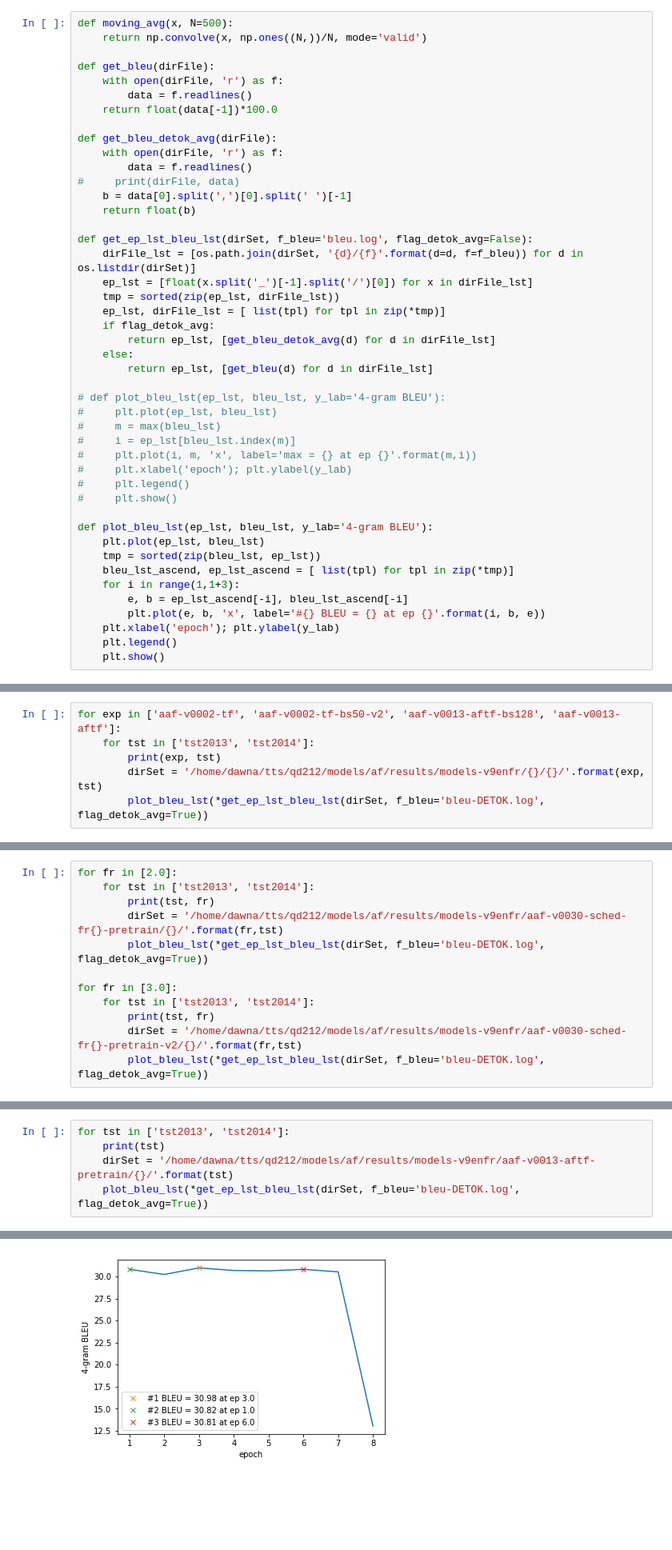
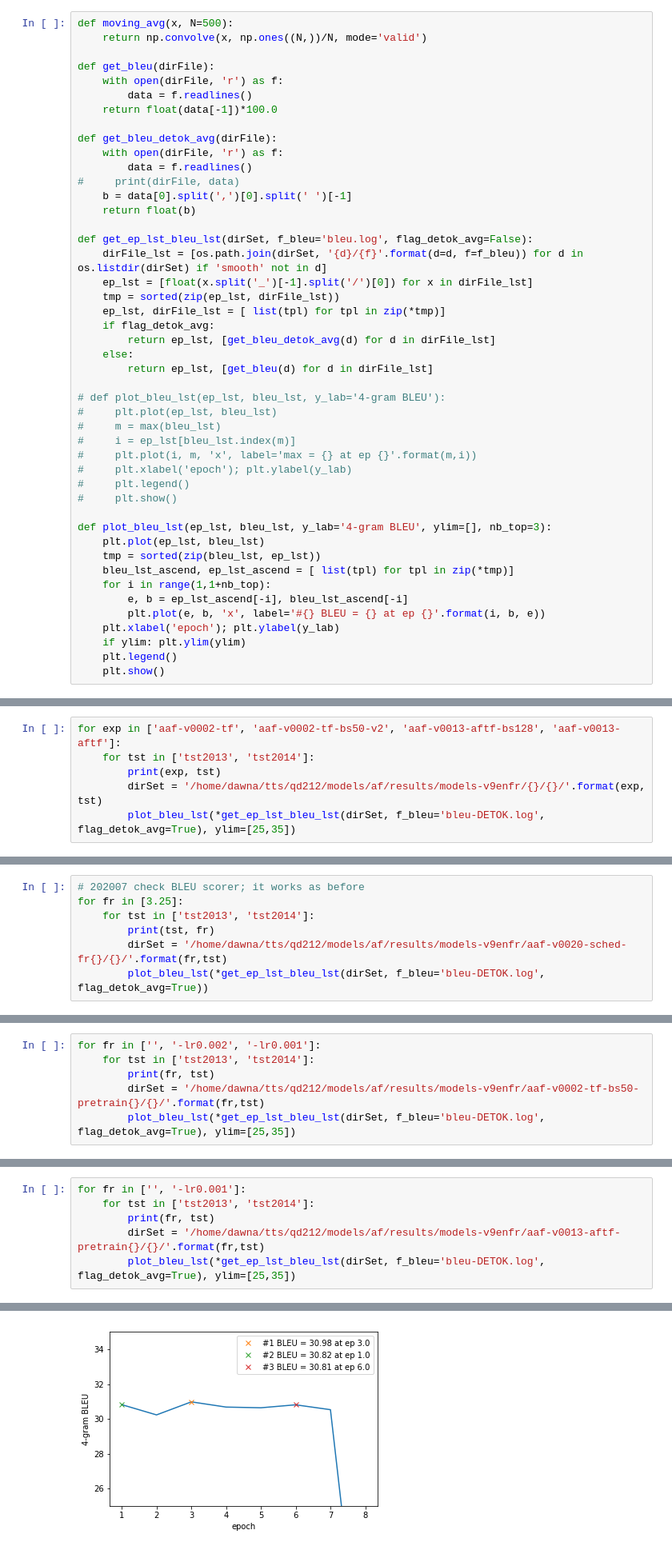
Before and after one commit to 3dmaisons/af-mnt, a Jupyter notebook: af-scripts/0_general.ipynb, the cells around one changed output, grey strips where cells are left out. Shown at 80% size. Drawn from its saved outputs; the diff is of its cells as text; blank space fills up the shorter version.

```diff
--- a/af-scripts/0_general.ipynb
+++ b/af-scripts/0_general.ipynb
@@ -21,7 +22,7 @@ def get_bleu_detok_avg(dirFile):
     return float(b)
 
 def get_ep_lst_bleu_lst(dirSet, f_bleu='bleu.log', flag_detok_avg=False):
-    dirFile_lst = [os.path.join(dirSet, '{d}/{f}'.format(d=d, f=f_bleu)) for d in os.listdir(dirSet)]
+    dirFile_lst = [os.path.join(dirSet, '{d}/{f}'.format(d=d, f=f_bleu)) for d in os.listdir(dirSet) if 'smooth' not in d]
     ep_lst = [float(x.split('_')[-1].split('/')[0]) for x in dirFile_lst]
     tmp = sorted(zip(ep_lst, dirFile_lst))
     ep_lst, dirFile_lst = [ list(tpl) for tpl in zip(*tmp)]
@@ -39,13 +40,14 @@ def get_ep_lst_bleu_lst(dirSet, f_bleu='bleu.log', flag_detok_avg=False):
 #     plt.legend()
 #     plt.show()
 
-def plot_bleu_lst(ep_lst, bleu_lst, y_lab='4-gram BLEU'):
+def plot_bleu_lst(ep_lst, bleu_lst, y_lab='4-gram BLEU', ylim=[], nb_top=3):
     plt.plot(ep_lst, bleu_lst)
     tmp = sorted(zip(bleu_lst, ep_lst))
     bleu_lst_ascend, ep_lst_ascend = [ list(tpl) for tpl in zip(*tmp)]
-    for i in range(1,1+3):
+    for i in range(1,1+nb_top):
         e, b = ep_lst_ascend[-i], bleu_lst_ascend[-i]
         plt.plot(e, b, 'x', label='#{} BLEU = {} at ep {}'.format(i, b, e))
     plt.xlabel('epoch'); plt.ylabel(y_lab)
+    if ylim: plt.ylim(ylim)
     plt.legend()
     plt.show()
@@ -90,6 +164,6 @@ for exp in ['aaf-v0002-tf', 'aaf-v0002-tf-bs50-v2', 'aaf-v0013-aftf-bs128', 'aaf
     for tst in ['tst2013', 'tst2014']:
         print(exp, tst)
         dirSet = '/home/dawna/tts/qd212/models/af/results/models-v9enfr/{}/{}/'.format(exp, tst)
-        plot_bleu_lst(*get_ep_lst_bleu_lst(dirSet, f_bleu='bleu-DETOK.log', flag_detok_avg=True))
+        plot_bleu_lst(*get_ep_lst_bleu_lst(dirSet, f_bleu='bleu-DETOK.log', flag_detok_avg=True), ylim=[25,35])
 # %% [output]
 ('aaf-v0002-tf', 'tst2013')
@@ -126,15 +200,10 @@ for fr in [0.0, 2.0, 3.0, 3.1, 3.15, 3.25]:
 [figure]
 ... (12 outputs left out)
 # %%
-for fr in [2.0]:
+# 202007 check BLEU scorer; it works as before
+for fr in [3.25]:
     for tst in ['tst2013', 'tst2014']:
         print(tst, fr)
-        dirSet = '/home/dawna/tts/qd212/models/af/results/models-v9enfr/aaf-v0030-sched-fr{}-pretrain/{}/'.format(fr,tst)
+        dirSet = '/home/dawna/tts/qd212/models/af/results/models-v9enfr/aaf-v0020-sched-fr{}/{}/'.format(fr,tst)
         plot_bleu_lst(*get_ep_lst_bleu_lst(dirSet, f_bleu='bleu-DETOK.log', flag_detok_avg=True))
-
-for fr in [3.0]:
-    for tst in ['tst2013', 'tst2014']:
-        print(tst, fr)
-        dirSet = '/home/dawna/tts/qd212/models/af/results/models-v9enfr/aaf-v0030-sched-fr{}-pretrain-v2/{}/'.format(fr,tst)
-        plot_bleu_lst(*get_ep_lst_bleu_lst(dirSet, f_bleu='bleu-DETOK.log', flag_detok_avg=True))
 # %% [output]
@@ -182,0 +231,6 @@ for fr in [20, 30]:
+# %%
+for fr in ['', '-lr0.002', '-lr0.001']:
+    for tst in ['tst2013', 'tst2014']:
+        print(fr, tst)
+        dirSet = '/home/dawna/tts/qd212/models/af/results/models-v9enfr/aaf-v0002-tf-bs50-pretrain{}/{}/'.format(fr,tst)
+        plot_bleu_lst(*get_ep_lst_bleu_lst(dirSet, f_bleu='bleu-DETOK.log', flag_detok_avg=True), ylim=[25,35])
@@ -183,6 +250,7 @@ for fr in [20, 30]:
 # %%
-for tst in ['tst2013', 'tst2014']:
-    print(tst)
-    dirSet = '/home/dawna/tts/qd212/models/af/results/models-v9enfr/aaf-v0013-aftf-pretrain/{}/'.format(tst)
-    plot_bleu_lst(*get_ep_lst_bleu_lst(dirSet, f_bleu='bleu-DETOK.log', flag_detok_avg=True))
+for fr in ['', '-lr0.001']:
+    for tst in ['tst2013', 'tst2014']:
+        print(fr, tst)
+        dirSet = '/home/dawna/tts/qd212/models/af/results/models-v9enfr/aaf-v0013-aftf-pretrain{}/{}/'.format(fr,tst)
+        plot_bleu_lst(*get_ep_lst_bleu_lst(dirSet, f_bleu='bleu-DETOK.log', flag_detok_avg=True), ylim=[25,35])
 # %% [output]
@@ -192 +260 @@ tst2014
-[figure, old version]
+[figure, new version]
```
Also changed, not shown: parts of 39 cells of this notebook.
